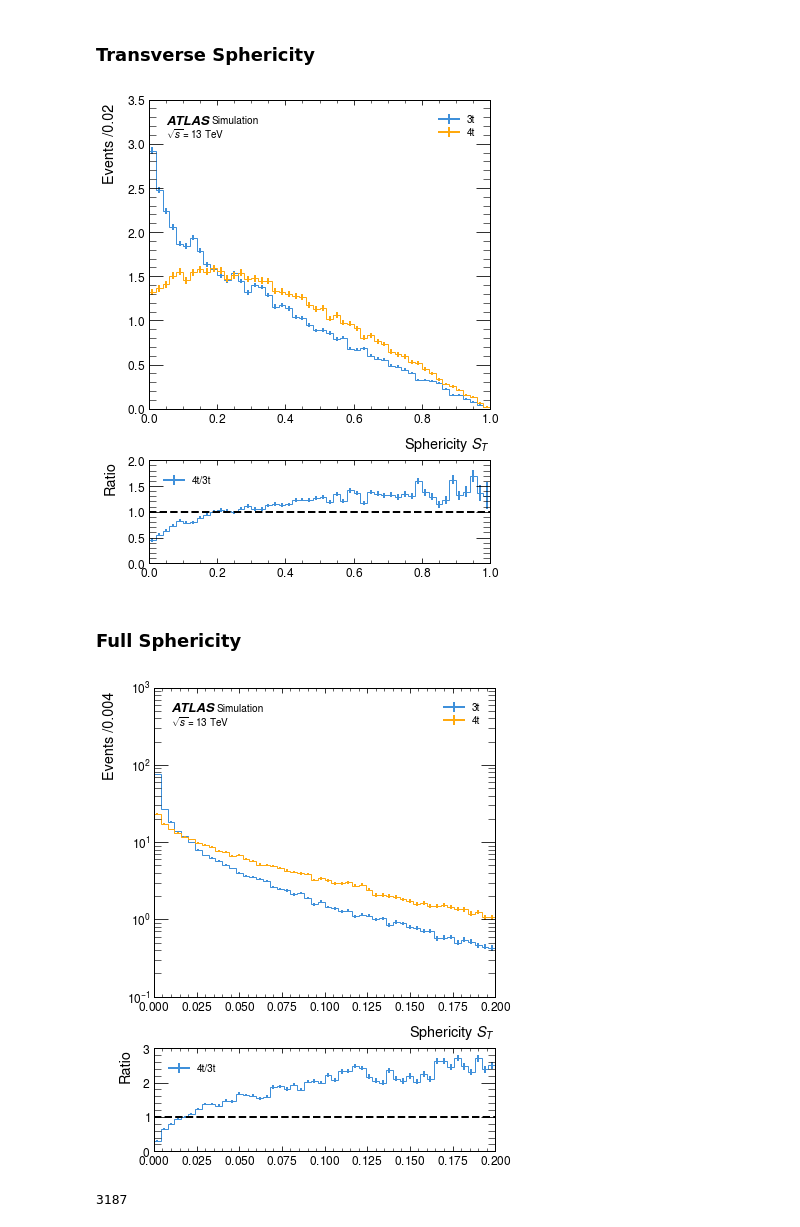
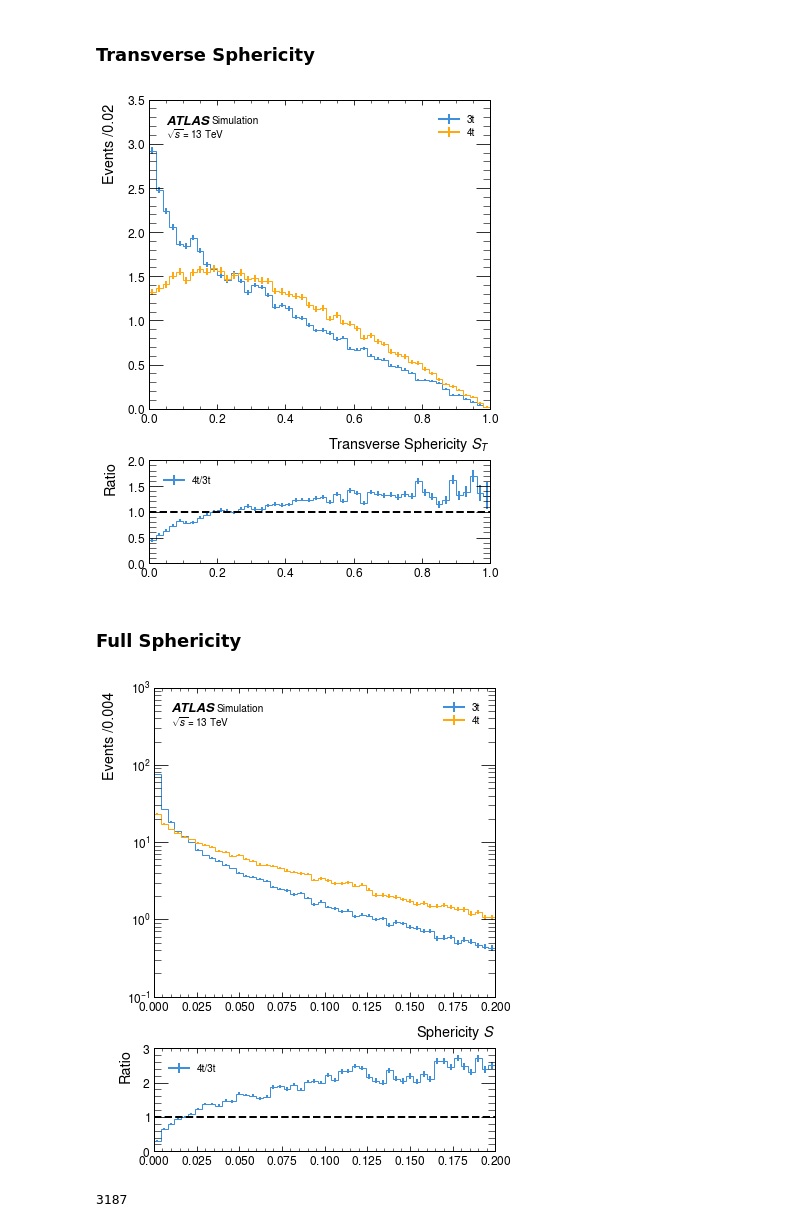
Before and after one commit to archiebrooks02/MPHYS-4Top, a Jupyter notebook: partonic.ipynb, the cells around one changed output. Cells and saved outputs as stored; diff of their text form; code cells hidden in the pictures.

```diff
--- a/partonic.ipynb
+++ b/partonic.ipynb
@@ -609,35 +520,35 @@ S_xy_3t[:,1,1] = np.sum(tops_3t.py**2/ tops_3t.pt, axis=1)
 
 
 S_xy_3t = S_xy_3t/sum_pt_3t[:,np.newaxis,np.newaxis]
 
 eigenvalues_3t = np.linalg.eigvalsh(S_xy_3t)
 
 sphericity_3t = 2*np.min(eigenvalues_3t, axis=1)/np.sum(eigenvalues_3t, axis=1)
 
 sum_pt_4t = np.sum(tops_4t.pt, axis=1)
 
 S_xy_4t = np.zeros((len(tops_4t),2,2))
 
 
 S_xy_4t[:,0,0] = np.sum(tops_4t.px**2/ tops_4t.pt, axis=1)
 S_xy_4t[:,0,1] = np.sum((tops_4t.px*tops_4t.py)/ tops_4t.pt, axis=1)
 S_xy_4t[:,1,0] = S_xy_4t[:,0,1]
 S_xy_4t[:,1,1] = np.sum(tops_4t.py**2/ tops_4t.pt, axis=1)
 
 
 S_xy_4t = S_xy_4t/sum_pt_4t[:,np.newaxis,np.newaxis]
 
 eigenvalues_4t = np.linalg.eigvalsh(S_xy_4t)
 
 sphericity_4t = 2*np.min(eigenvalues_4t, axis=1)/np.sum(eigenvalues_4t, axis=1)
 
 fig, ax = plt.subplots(nrows = 2, ncols = 1, gridspec_kw={'height_ratios': [3, 1]},figsize = (6,8))
 histogram([sphericity_3t, sphericity_4t], 50, ['3t', '4t'], ax[0], density = True, ratio=True, ratio_axes=ax[1], set_range=(0,1), x_units='')
-ax[0].set_xlabel(r'Sphericity $S_T$')
+ax[0].set_xlabel(r'Transverse Sphericity $S_T$')
 plt.subplots_adjust(hspace=0.25)
 plt.show()
 # %% [output]
-[figure, old version]
+[figure, new version]
 # %% [markdown]
 ### Full Sphericity
 # %%
@@ -687,12 +598,12 @@ sphericity_4t = 2*np.min(eigenvalues_4t, axis=1)/np.sum(eigenvalues_4t, axis=1)
 
 fig, ax = plt.subplots(nrows = 2, ncols = 1, gridspec_kw={'height_ratios': [3, 1]},figsize = (6,8))
 histogram([sphericity_3t, sphericity_4t], 50, ['3t', '4t'], ax[0], density = True, ratio=True, ratio_axes=ax[1], set_range=(0,0.2), x_units='')
-ax[0].set_xlabel(r'Sphericity $S_T$')
+ax[0].set_xlabel(r'Sphericity $S$')
 ax[0].set_yscale('log')
 plt.subplots_adjust(hspace=0.25)
 plt.show()
 # %% [output]
-[figure, old version]
+[figure, new version]
 # %%
 parallel_tops = centrality_3_3t[centrality_1_3t>1E1]
 print(len(parallel_tops))
```
Also changed, not shown: parts of 1 cell of this notebook, 1 other file.
